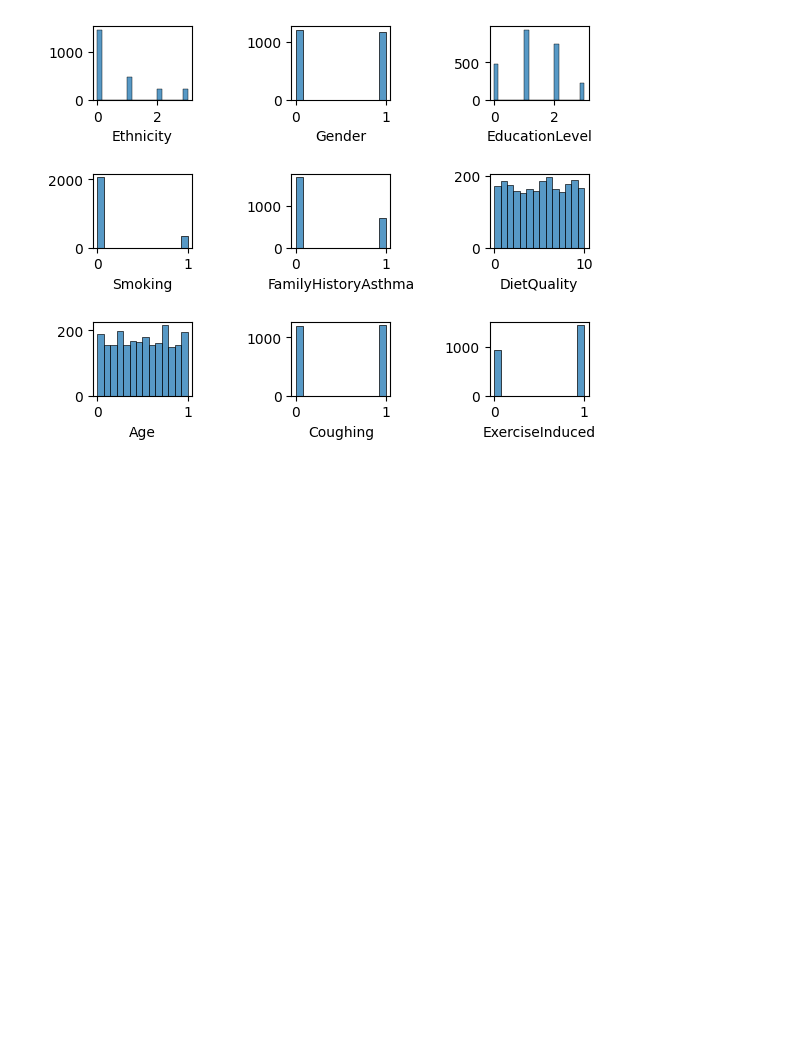
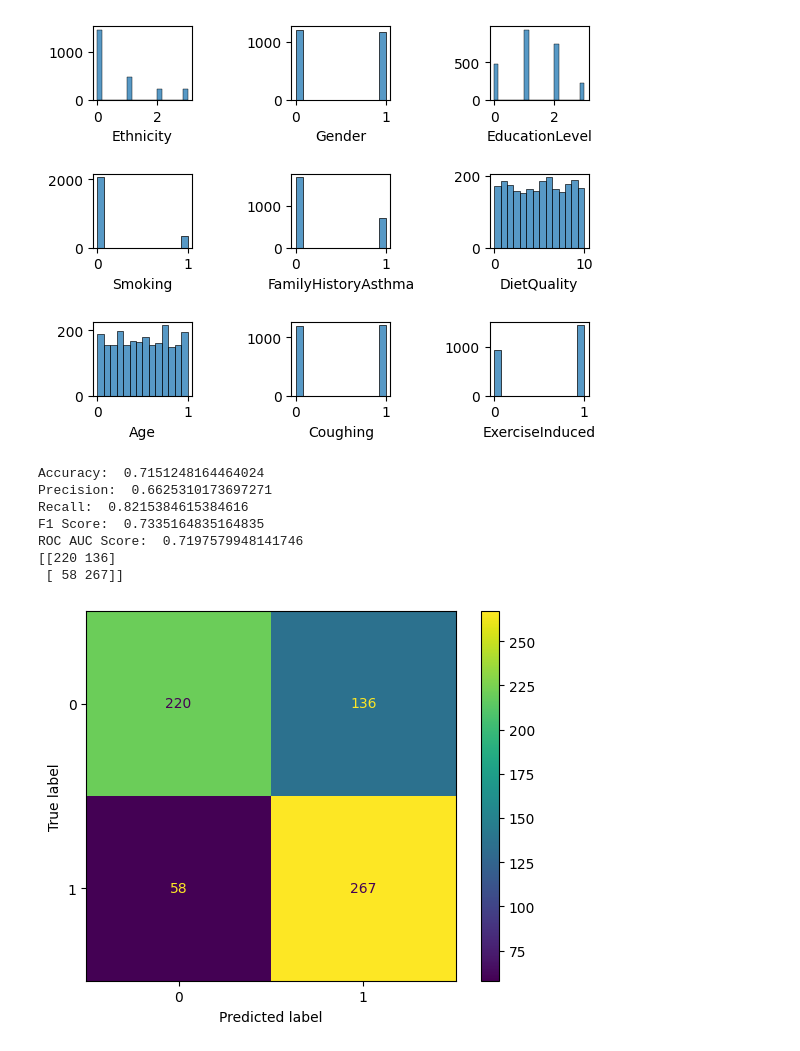
Before and after one commit to rcht/asthma-detection-ml, a Jupyter notebook: main.ipynb, the cells around one changed output. Cells and saved outputs as stored; diff of their text form; code cells hidden in the pictures; blank space fills up the shorter version.

```diff
--- a/main.ipynb
+++ b/main.ipynb
@@ -312,0 +316,61 @@ for col in cols:
+# %%
+import pydotplus
+from sklearn import tree
+from sklearn.tree import DecisionTreeClassifier
+
+X_train_new=X_train.drop(columns=['PatientID'], axis=1)
+feature_names=X_train_new.columns
+X_test_new=X_test.drop(columns=['PatientID'], axis=1)
+model_1=DecisionTreeClassifier(random_state=20,max_depth=4)
+model_1.fit(X_train_new,y_train)
+pred_1=model_1.predict(X_test_new)
+scores(y_test, pred_1)
+class_names = ['No Asthma', 'Asthma']
+pydotplus.find_graphviz = lambda: {"dot": r"C:\Program Files\Graphviz\bin\dot.exe"}
+
+dot_data = tree.export_graphviz(model_1, out_file=None,
+                                feature_names=feature_names,
+                                class_names=class_names,
+                                filled=True, rounded=True,
+                                special_characters=True)
+graph = pydotplus.graph_from_dot_data(dot_data.replace('\n', ''))
+
+# empty all nodes, i.e.set color to white and number of samples to zero
+for node in graph.get_node_list():
+    if node.get_attributes().get('label') is None:
+        continue
+    if 'samples = ' in node.get_attributes()['label']:
+        labels = node.get_attributes()['label'].split('<br/>')
+        for i, label in enumerate(labels):
+            if label.startswith('samples = '):
+                labels[i] = 'samples = 0'
+        node.set('label', '<br/>'.join(labels))
+        node.set_fillcolor('white')
+for i in range(1):
+    input_data = np.array(X_test_new.iloc[i])
+    samples = input_data.reshape(1, -1)
+    decision_paths = model_1.decision_path(samples)
+
+    for decision_path in decision_paths:
+        for n, node_value in enumerate(decision_path.toarray()[0]):
+            if node_value == 0:
+                continue
+            node = graph.get_node(str(n))[0]
+            node.set_fillcolor('green')
+            labels = node.get_attributes()['label'].split('<br/>')
+            for i, label in enumerate(labels):
+                if label.startswith('samples = '):
+                    labels[i] = 'samples = {}'.format(int(label.split('=')[1]) + 1)
+
+            node.set('label', '<br/>'.join(labels))
+    filename = f'tree_{i+1}.png'
+    graph.write_png(filename)
+# %% [output]
+Accuracy:  0.7151248164464024
+Precision:  0.6625310173697271
+Recall:  0.8215384615384616
+F1 Score:  0.7335164835164835
+ROC AUC Score:  0.7197579948141746
+[[220 136]
+ [ 58 267]]
+[figure, added]
```
Also changed, not shown: parts of 3 cells of this notebook, 1 other file.
